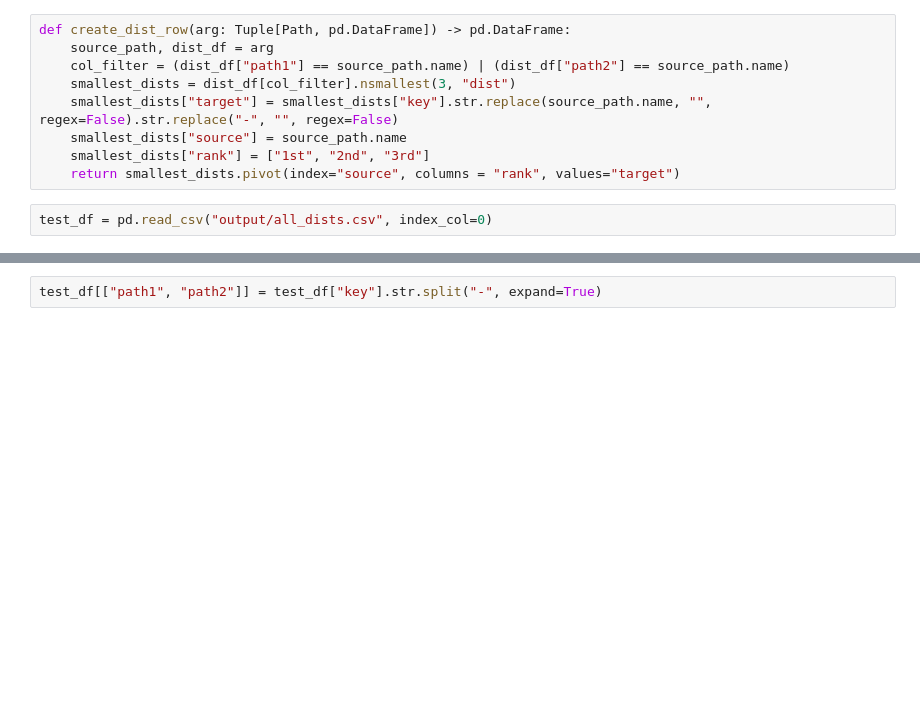
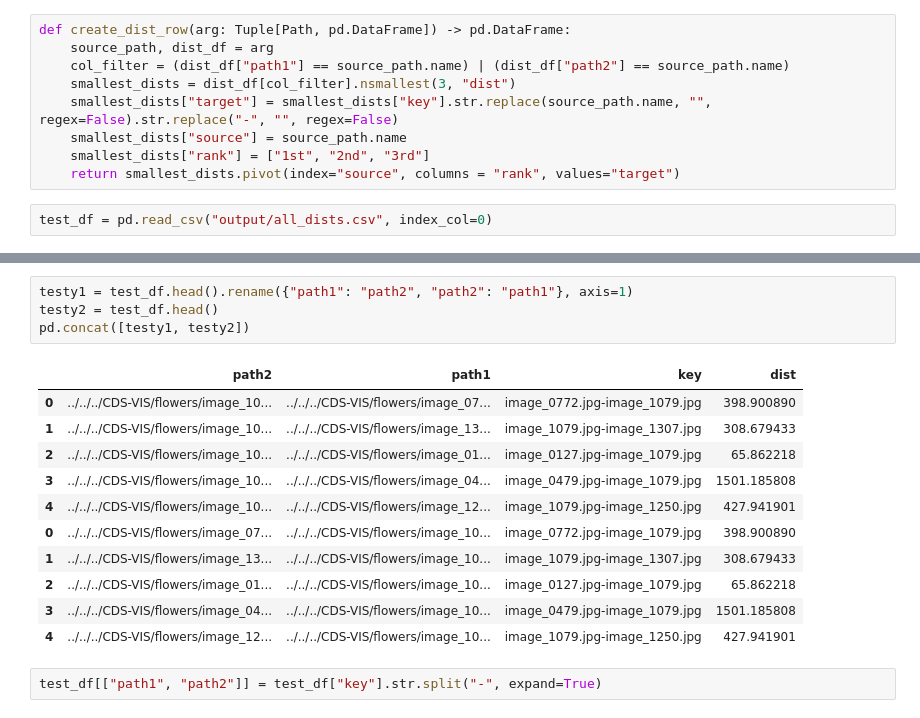
Before and after one commit to Rysias/cds-assignments, a Jupyter notebook: vision-a1/experiments.ipynb, the cells around one changed output, grey strips where cells are left out. Drawn from its saved outputs; the diff is of its cells as text; blank space fills up the shorter version.

```diff
--- a/vision-a1/experiments.ipynb
+++ b/vision-a1/experiments.ipynb
@@ -173,3 +208,19 @@ test_df = pd.read_csv("output/all_dists.csv", index_col=0)
+# %%
+testy1 = test_df.head().rename({"path1": "path2", "path2": "path1"}, axis=1)
+testy2 = test_df.head()
+pd.concat([testy1, testy2])
+# %% [output]
+|  | path2 | path1 | key | dist |
+| 0 | ../../../CDS-VIS/flowers/image_10... | ../../../CDS-VIS/flowers/image_07... | image_0772.jpg-image_1079.jpg | 398.900890 |
+| 1 | ../../../CDS-VIS/flowers/image_10... | ../../../CDS-VIS/flowers/image_13... | image_1079.jpg-image_1307.jpg | 308.679433 |
+| 2 | ../../../CDS-VIS/flowers/image_10... | ../../../CDS-VIS/flowers/image_01... | image_0127.jpg-image_1079.jpg | 65.862218 |
+| 3 | ../../../CDS-VIS/flowers/image_10... | ../../../CDS-VIS/flowers/image_04... | image_0479.jpg-image_1079.jpg | 1501.185808 |
+| 4 | ../../../CDS-VIS/flowers/image_10... | ../../../CDS-VIS/flowers/image_12... | image_1079.jpg-image_1250.jpg | 427.941901 |
+| 0 | ../../../CDS-VIS/flowers/image_07... | ../../../CDS-VIS/flowers/image_10... | image_0772.jpg-image_1079.jpg | 398.900890 |
+| 1 | ../../../CDS-VIS/flowers/image_13... | ../../../CDS-VIS/flowers/image_10... | image_1079.jpg-image_1307.jpg | 308.679433 |
+| 2 | ../../../CDS-VIS/flowers/image_01... | ../../../CDS-VIS/flowers/image_10... | image_0127.jpg-image_1079.jpg | 65.862218 |
+| 3 | ../../../CDS-VIS/flowers/image_04... | ../../../CDS-VIS/flowers/image_10... | image_0479.jpg-image_1079.jpg | 1501.185808 |
+| 4 | ../../../CDS-VIS/flowers/image_12... | ../../../CDS-VIS/flowers/image_10... | image_1079.jpg-image_1250.jpg | 427.941901 |
 # %%
 test_df[["path1", "path2"]] = test_df["key"].str.split("-", expand=True)
 # %%
```
Also changed, not shown: parts of 6 cells of this notebook, 3 other files.
